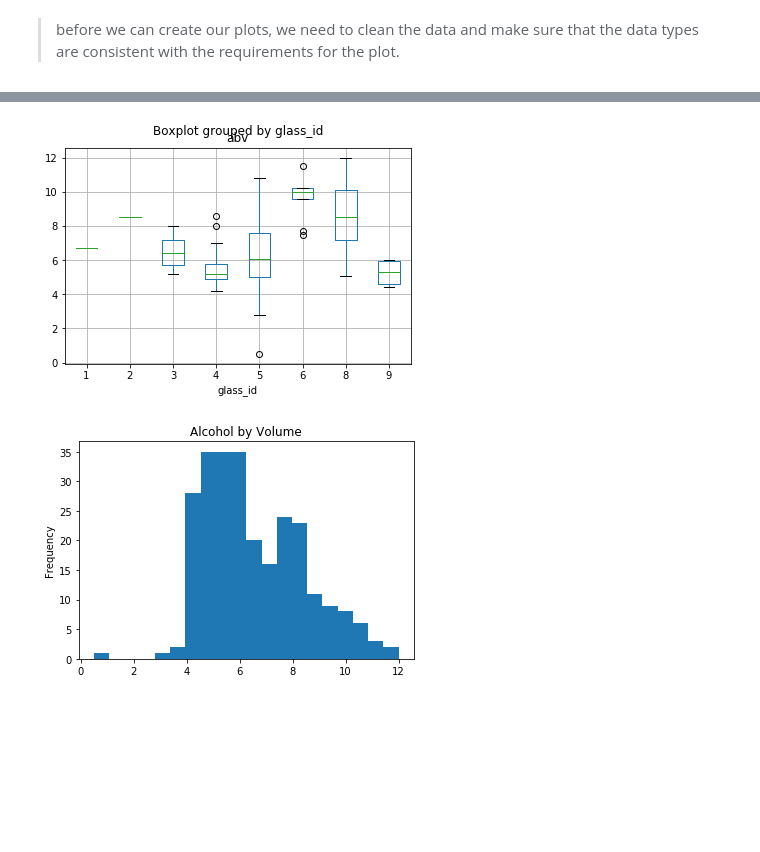
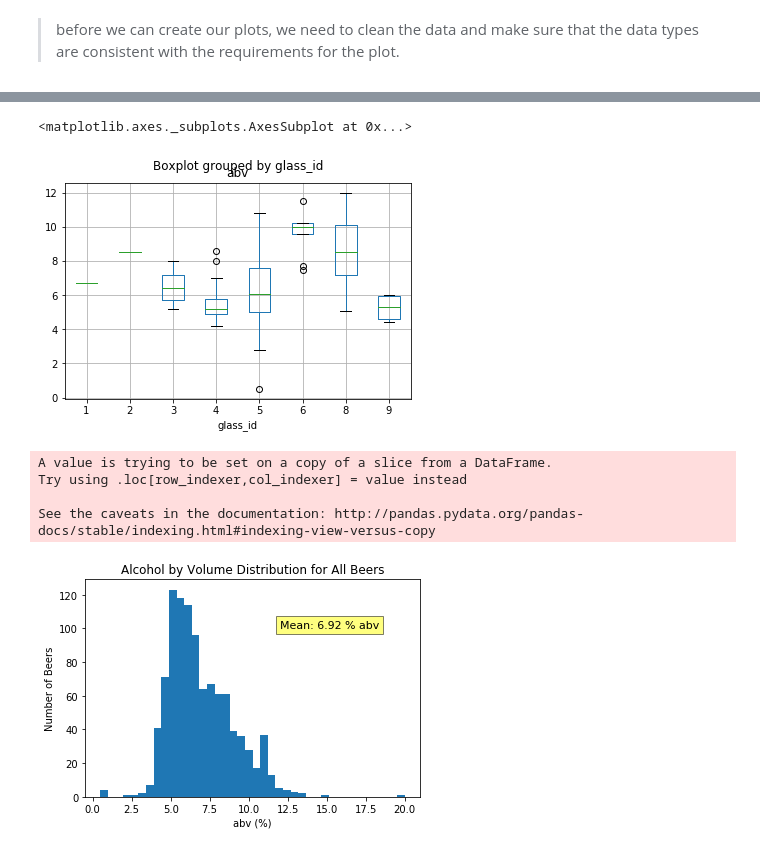
Before and after one commit to sponre01/project-one, a Jupyter notebook: Beer_Data_Notebook.ipynb, the cells around one changed output, grey strips where cells are left out. Drawn from its saved outputs; the diff is of its cells as text; code cells hidden in the pictures; blank space fills up the shorter version.

Commit message:
fixed abv histogram and saved png

```diff
--- a/Beer_Data_Notebook.ipynb
+++ b/Beer_Data_Notebook.ipynb
@@ -129,8 +320,35 @@ See the caveats in the documentation: http://pandas.pydata.org/pandas-docs/stabl
 # %%
 abv_glass = beer_glass.boxplot('abv', "glass_id")
+abv_glass
 # %% [output]
+<matplotlib.axes._subplots.AxesSubplot at 0x...>
 [figure]
-# %%
-abv_hist = beer_glass.plot(y='abv', kind='hist', bins=20, title='Alcohol by Volume', legend=False)
-# %% [output]
-[figure, removed]
+# %%
+abv_data = beer_data[beer_data["abv"].notna()]
+abv_data['abv']=pd.to_numeric(abv_data['abv'])
+# print(abv_data.shape)
+# abv_data.head()
+
+avg_abv = abv_data['abv'].mean()
+avg_abv = '{0:.3}'.format(avg_abv)
+# %% [output]
+A value is trying to be set on a copy of a slice from a DataFrame.
+Try using .loc[row_indexer,col_indexer] = value instead
+
+See the caveats in the documentation: http://pandas.pydata.org/pandas-docs/stable/indexing.html#indexing-view-versus-copy
+# %%
+#Make a histogram
+plt.hist(abv_data['abv'], bins=40)
+
+#Chart elements
+plt.title(f"Alcohol by Volume Distribution for All Beers")
+plt.xlabel('abv (%)')
+plt.ylabel('Number of Beers')
+plt.grid(False)
+plt.text(12, 100, f"Mean: {avg_abv} % abv", bbox=dict(facecolor='yellow', alpha=0.5), fontsize=11)
+
+#Save and print
+plt.savefig("Alcohol by Volume Distribution for All Beers.png")
+plt.show()
+# %% [output]
+[figure, added]
```
Also changed, not shown: parts of 3 cells of this notebook, 1 other file.
